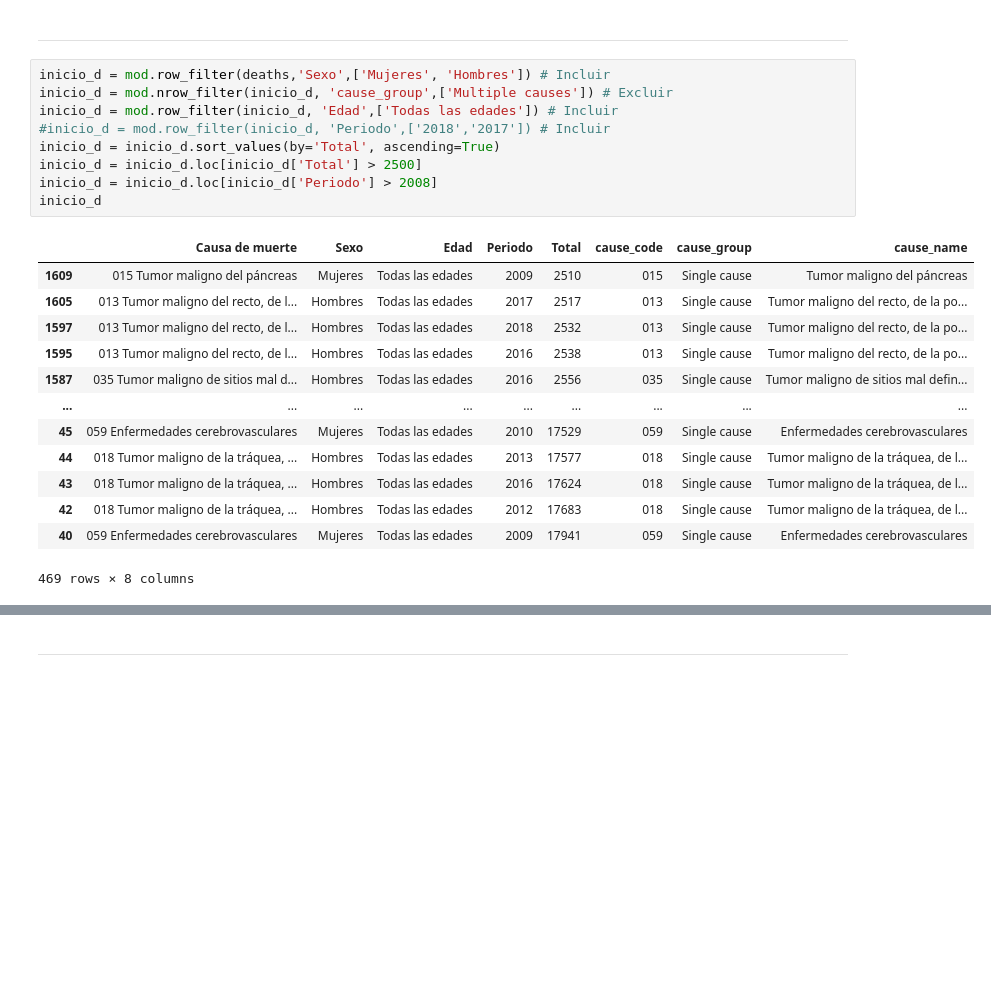
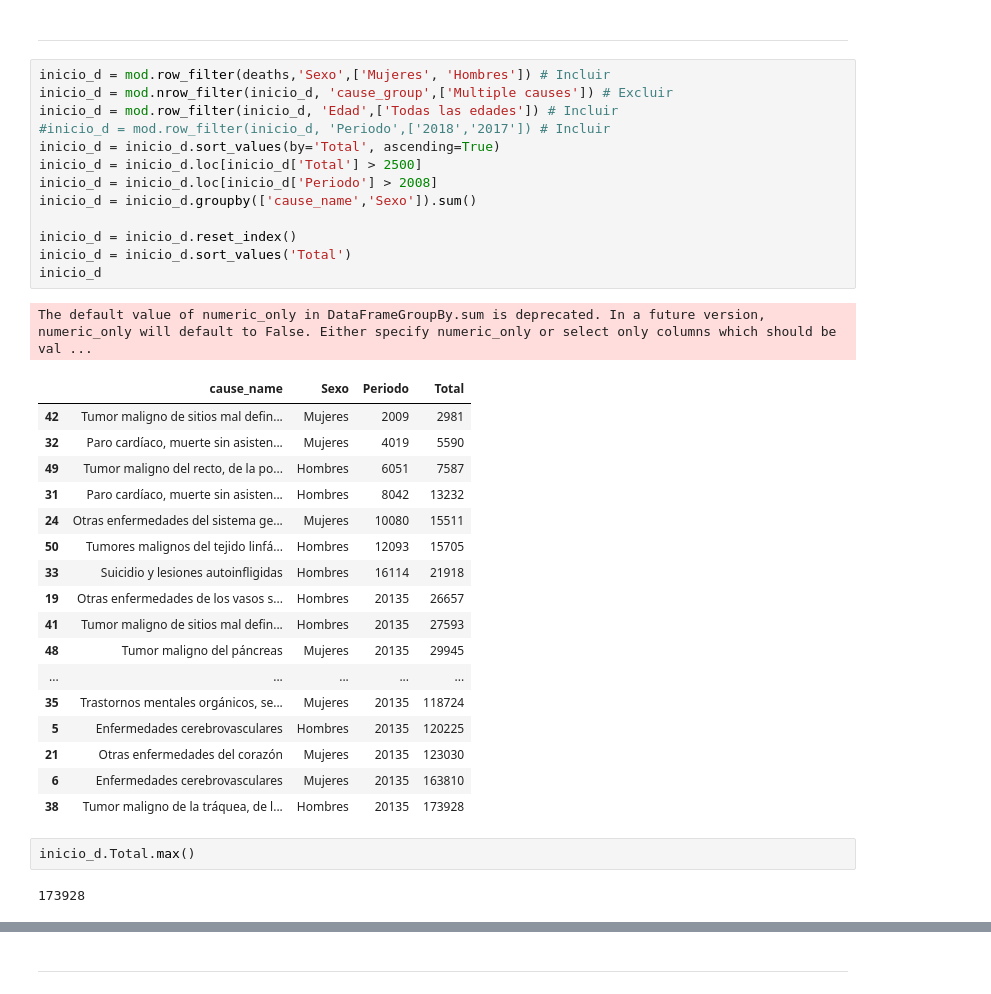
Before and after one commit to capyami/deadly_viz_challenge, a Jupyter notebook: notebooks/deadly_viz_challenge.ipynb, the cells around one changed output, grey strips where cells are left out. Saved outputs shown, nothing was run; the diff lists cells and outputs as text; blank space fills up the shorter version.

```diff
--- a/notebooks/deadly_viz_challenge.ipynb
+++ b/notebooks/deadly_viz_challenge.ipynb
@@ -494,24 +496,37 @@ fig_enfff.show()
 # %%
 inicio_d = mod.row_filter(deaths,'Sexo',['Mujeres', 'Hombres']) # Incluir
 inicio_d = mod.nrow_filter(inicio_d, 'cause_group',['Multiple causes']) # Excluir
 inicio_d = mod.row_filter(inicio_d, 'Edad',['Todas las edades']) # Incluir
 #inicio_d = mod.row_filter(inicio_d, 'Periodo',['2018','2017']) # Incluir
 inicio_d = inicio_d.sort_values(by='Total', ascending=True)
 inicio_d = inicio_d.loc[inicio_d['Total'] > 2500]
 inicio_d = inicio_d.loc[inicio_d['Periodo'] > 2008]
+inicio_d = inicio_d.groupby(['cause_name','Sexo']).sum()
+
+inicio_d = inicio_d.reset_index()
+inicio_d = inicio_d.sort_values('Total')
 inicio_d
 # %% [output]
+The default value of numeric_only in DataFrameGroupBy.sum is deprecated. In a future version, numeric_only will default to False. Either specify numeric_only or select only columns which should be val ...
-|  | Causa de muerte | Sexo | Edad | Periodo | Total | cause_code | cause_group | cause_name |
-| 1609 | 015 Tumor maligno del páncreas | Mujeres | Todas las edades | 2009 | 2510 | 015 | Single cause | Tumor maligno del páncreas |
-| 1605 | 013 Tumor maligno del recto, de l... | Hombres | Todas las edades | 2017 | 2517 | 013 | Single cause | Tumor maligno del recto, de la po... |
-| 1597 | 013 Tumor maligno del recto, de l... | Hombres | Todas las edades | 2018 | 2532 | 013 | Single cause | Tumor maligno del recto, de la po... |
-| 1595 | 013 Tumor maligno del recto, de l... | Hombres | Todas las edades | 2016 | 2538 | 013 | Single cause | Tumor maligno del recto, de la po... |
-| 1587 | 035 Tumor maligno de sitios mal d... | Hombres | Todas las edades | 2016 | 2556 | 035 | Single cause | Tumor maligno de sitios mal defin... |
-| ... | ... | ... | ... | ... | ... | ... | ... | ... |
-| 45 | 059 Enfermedades cerebrovasculares | Mujeres | Todas las edades | 2010 | 17529 | 059 | Single cause | Enfermedades cerebrovasculares |
-| 44 | 018 Tumor maligno de la tráquea, ... | Hombres | Todas las edades | 2013 | 17577 | 018 | Single cause | Tumor maligno de la tráquea, de l... |
-| 43 | 018 Tumor maligno de la tráquea, ... | Hombres | Todas las edades | 2016 | 17624 | 018 | Single cause | Tumor maligno de la tráquea, de l... |
-| 42 | 018 Tumor maligno de la tráquea, ... | Hombres | Todas las edades | 2012 | 17683 | 018 | Single cause | Tumor maligno de la tráquea, de l... |
-| 40 | 059 Enfermedades cerebrovasculares | Mujeres | Todas las edades | 2009 | 17941 | 059 | Single cause | Enfermedades cerebrovasculares |
+|  | cause_name | Sexo | Periodo | Total |
+| 42 | Tumor maligno de sitios mal defin... | Mujeres | 2009 | 2981 |
+| 32 | Paro cardíaco, muerte sin asisten... | Mujeres | 4019 | 5590 |
+| 49 | Tumor maligno del recto, de la po... | Hombres | 6051 | 7587 |
+| 31 | Paro cardíaco, muerte sin asisten... | Hombres | 8042 | 13232 |
+| 24 | Otras enfermedades del sistema ge... | Mujeres | 10080 | 15511 |
+| 50 | Tumores malignos del tejido linfá... | Hombres | 12093 | 15705 |
+| 33 | Suicidio y lesiones autoinfligidas | Hombres | 16114 | 21918 |
+| 19 | Otras enfermedades de los vasos s... | Hombres | 20135 | 26657 |
+| 41 | Tumor maligno de sitios mal defin... | Hombres | 20135 | 27593 |
+| 48 | Tumor maligno del páncreas | Mujeres | 20135 | 29945 |
+| ... | ... | ... | ... | ... |
+| 35 | Trastornos mentales orgánicos, se... | Mujeres | 20135 | 118724 |
+| 5 | Enfermedades cerebrovasculares | Hombres | 20135 | 120225 |
+| 21 | Otras enfermedades del corazón | Mujeres | 20135 | 123030 |
+| 6 | Enfermedades cerebrovasculares | Mujeres | 20135 | 163810 |
+| 38 | Tumor maligno de la tráquea, de l... | Hombres | 20135 | 173928 |
-469 rows × 8 columns
+# %%
+inicio_d.Total.max()
+# %% [output]
+173928
 # %%
```
Also changed, not shown: parts of 3 cells of this notebook.
